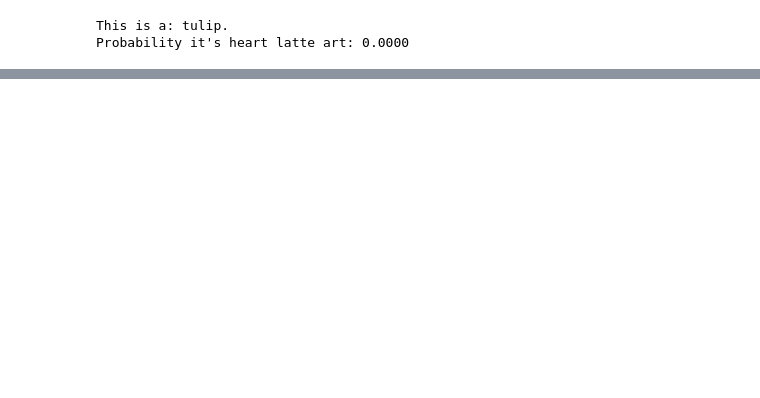
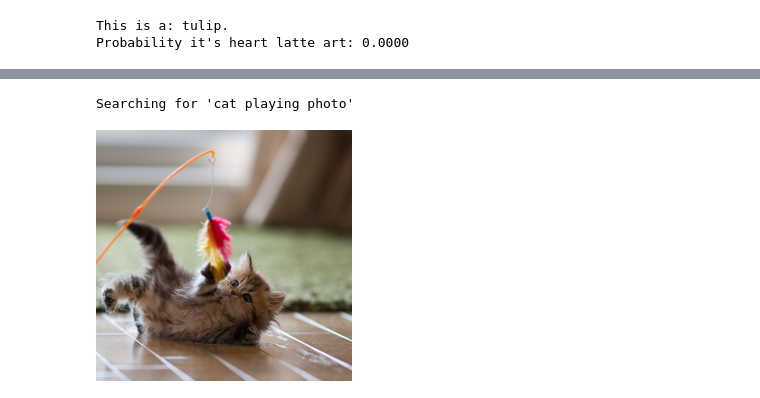
Before and after one commit to mchen50/practical-deep-learning-for-coders, a Jupyter notebook: lesson1/is-it-a-bird-creating-a-model-from-your-own-data.ipynb, the cells around one changed output, grey strips where cells are left out. Drawn from its saved outputs; the diff is of its cells as text; code cells hidden in the pictures; blank space fills up the shorter version.

```diff
--- a/lesson1/is-it-a-bird-creating-a-model-from-your-own-data.ipynb
+++ b/lesson1/is-it-a-bird-creating-a-model-from-your-own-data.ipynb
@@ -331,0 +399,6 @@ Probability it's heart latte art: 0.0000
+# %%
+download_url(search_images('cat playing photo', max_images=1)[0], 'cat.jpg', show_progress=False)
+Image.open('cat.jpg').to_thumb(256,256)
+# %% [output]
+Searching for 'cat playing photo'
+[figure, added]
```
Also changed, not shown: parts of 10 cells of this notebook.
